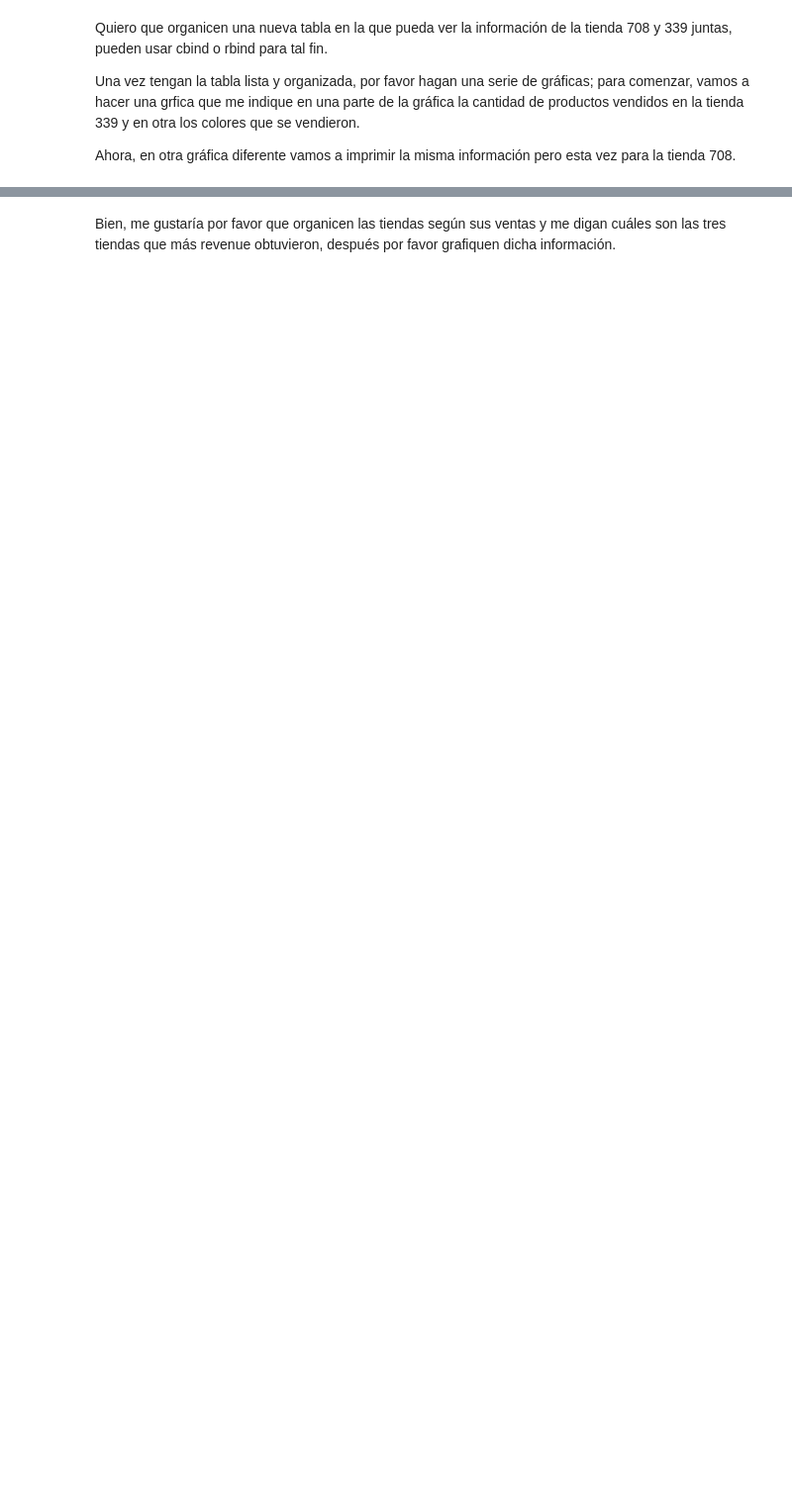
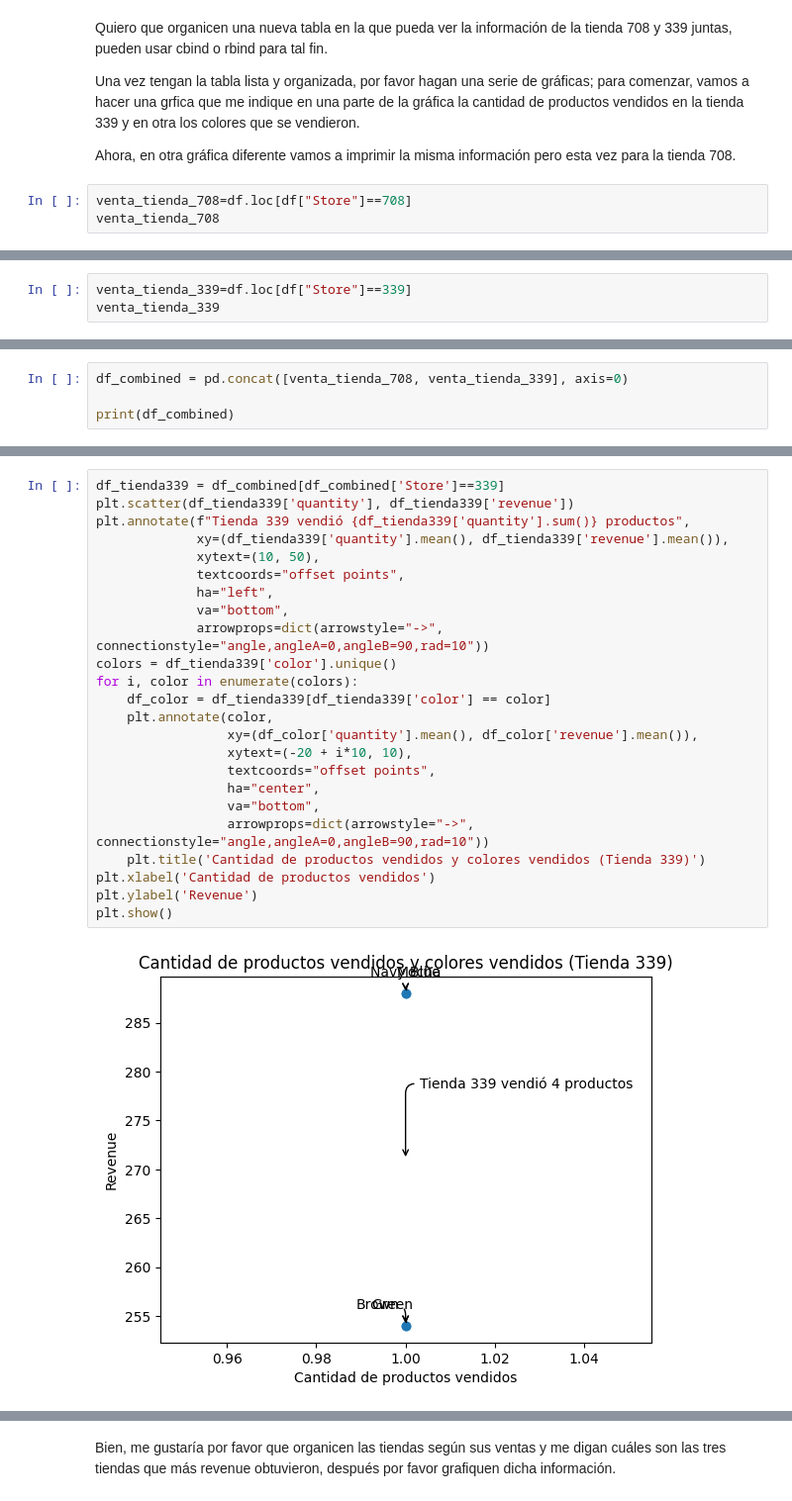
Before and after one commit to NatCastro28/Class2023, a Jupyter notebook: Taller_BigD.ipynb, the cells around one changed output, grey strips where cells are left out. Shown: that part at 99% size. Saved outputs shown, nothing was run; the diff lists cells and outputs as text; blank space fills up the shorter version.

```diff
--- a/Taller_BigD.ipynb
+++ b/Taller_BigD.ipynb
@@ -19,3 +204,6 @@ Quiero que organicen una nueva tabla en la que pueda ver la información de la t
 Una vez tengan la tabla lista y organizada, por favor hagan una serie de gráficas; para comenzar, vamos a hacer una grfica que me indique en una parte de la gráfica la cantidad de productos vendidos en la tienda 339 y en otra los colores que se vendieron.
 
 Ahora, en otra gráfica diferente vamos a imprimir la misma información pero esta vez para la tienda 708.
+# %%
+venta_tienda_708=df.loc[df["Store"]==708]
+venta_tienda_708
@@ -21,0 +224,3 @@ Ahora, en otra gráfica diferente vamos a imprimir la misma información pero es
+# %%
+venta_tienda_339=df.loc[df["Store"]==339]
+venta_tienda_339
@@ -21,0 +233,4 @@ Ahora, en otra gráfica diferente vamos a imprimir la misma información pero es
+# %%
+df_combined = pd.concat([venta_tienda_708, venta_tienda_339], axis=0)
+
+print(df_combined)
@@ -21,0 +255,26 @@ Ahora, en otra gráfica diferente vamos a imprimir la misma información pero es
+# %%
+df_tienda339 = df_combined[df_combined['Store']==339]
+plt.scatter(df_tienda339['quantity'], df_tienda339['revenue'])
+plt.annotate(f"Tienda 339 vendió {df_tienda339['quantity'].sum()} productos",
+             xy=(df_tienda339['quantity'].mean(), df_tienda339['revenue'].mean()),
+             xytext=(10, 50),
+             textcoords="offset points",
+             ha="left",
+             va="bottom",
+             arrowprops=dict(arrowstyle="->", connectionstyle="angle,angleA=0,angleB=90,rad=10"))
+colors = df_tienda339['color'].unique()
+for i, color in enumerate(colors):
+    df_color = df_tienda339[df_tienda339['color'] == color]
+    plt.annotate(color,
+                 xy=(df_color['quantity'].mean(), df_color['revenue'].mean()),
+                 xytext=(-20 + i*10, 10),
+                 textcoords="offset points",
+                 ha="center",
+                 va="bottom",
+                 arrowprops=dict(arrowstyle="->", connectionstyle="angle,angleA=0,angleB=90,rad=10"))
+    plt.title('Cantidad de productos vendidos y colores vendidos (Tienda 339)')
+plt.xlabel('Cantidad de productos vendidos')
+plt.ylabel('Revenue')
+plt.show()
+# %% [output]
+[figure, added]
```
Also changed, not shown: parts of 32 cells of this notebook.
